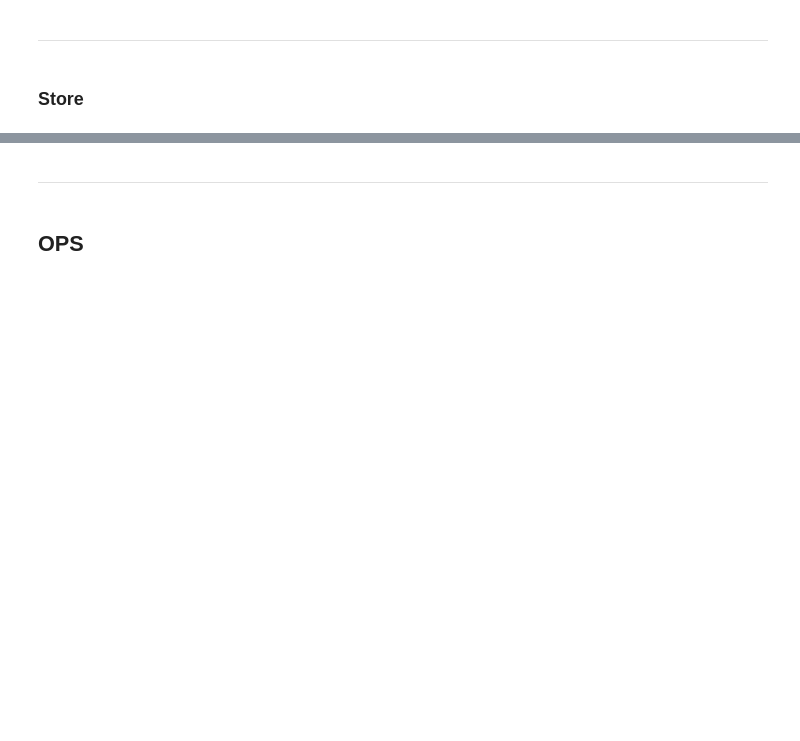
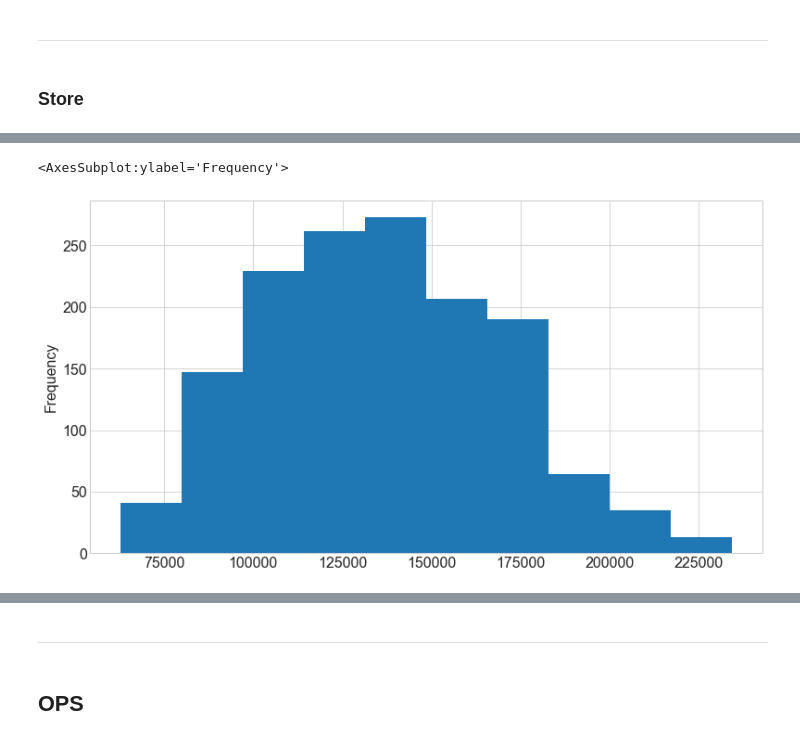
Before and after one commit to Jared-Godar/time-series-exercises, a Jupyter notebook: explore_exercises.ipynb, the cells around one changed output, grey strips where cells are left out. Cells and saved outputs as stored; diff of their text form; code cells hidden in the pictures; blank space fills up the shorter version.

```diff
--- a/explore_exercises.ipynb
+++ b/explore_exercises.ipynb
@@ -91,0 +122,3 @@ See Full Dataframe in Mito
+# %%
+y = train.sales_total
+y.head()
@@ -91,0 +133,5 @@ See Full Dataframe in Mito
+# %%
+y.plot.hist()
+# %% [output]
+<AxesSubplot:ylabel='Frequency'>
+[figure, added]
```
Also changed, not shown: parts of 21 cells of this notebook.
